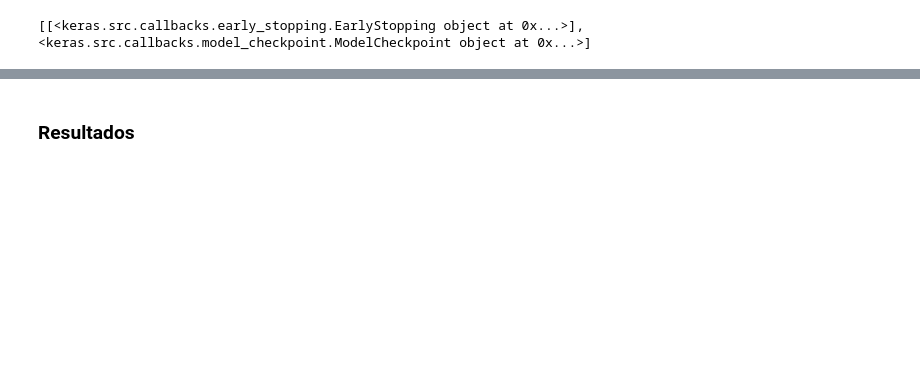
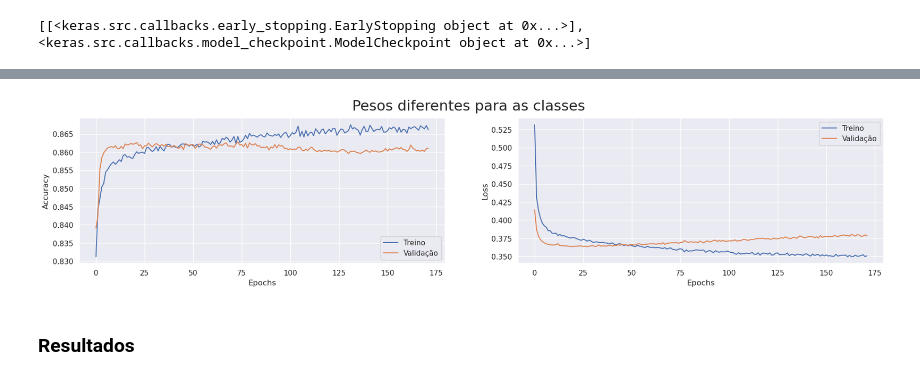
Before and after one commit to RodolfoPCruz/trip_advisor, a Jupyter notebook: trip_advisor.ipynb, the cells around one changed output, grey strips where cells are left out. Drawn from its saved outputs; the diff is of its cells as text; code cells hidden in the pictures; blank space fills up the shorter version.

```diff
--- a/trip_advisor.ipynb
+++ b/trip_advisor.ipynb
@@ -1857,3 +1882,7 @@ Epoch 200/200
+# %%
+plot_history(history_MLP_ternaria_weighted,'Pesos diferentes para as classes')
+# %% [output]
+[figure, added]
 # %% [markdown]
 ### Resultados
 # %%
```
Also changed, not shown: parts of 41 cells of this notebook.
